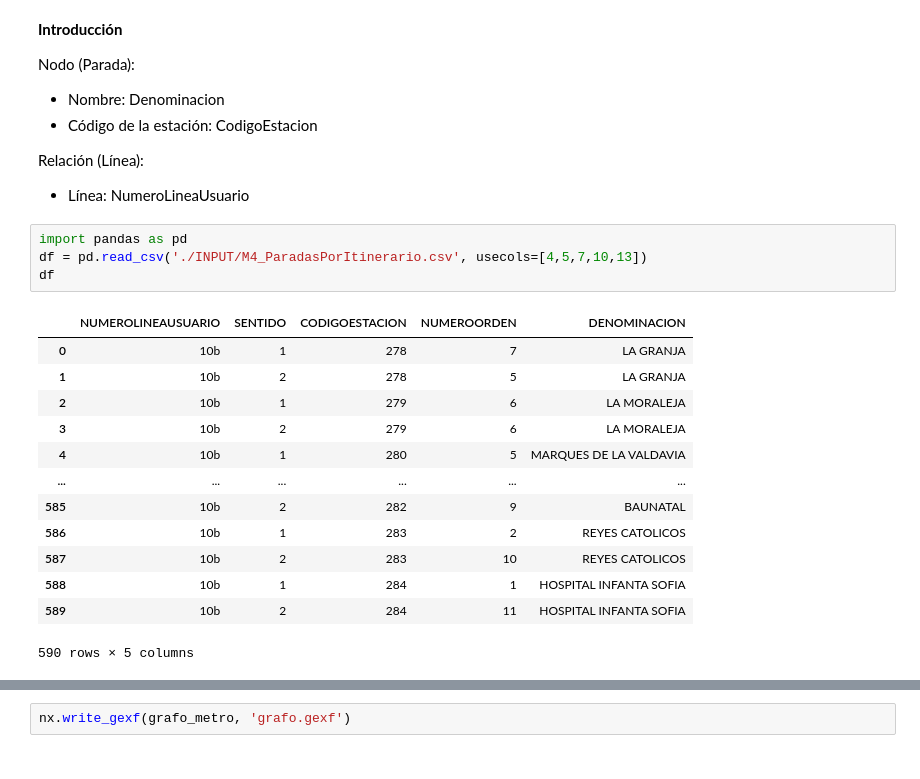
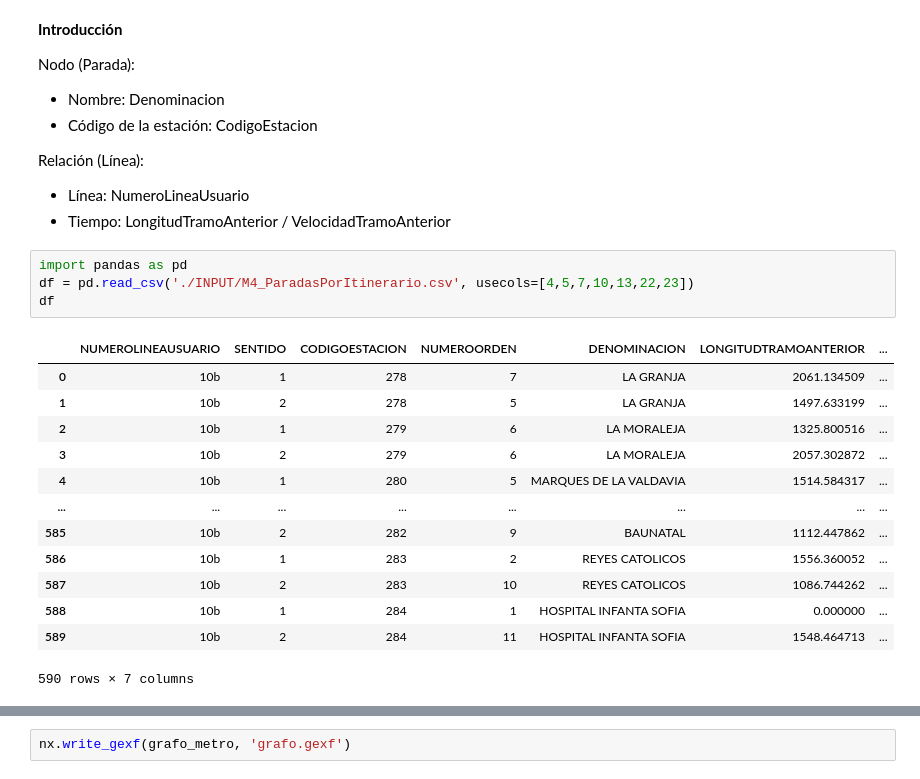
Before and after one commit to mriioos/p3-bain-graphs-analisys, a Jupyter notebook: main.ipynb, the cells around one changed output, grey strips where cells are left out. Cells and saved outputs as stored; diff of their text form.

```diff
--- a/main.ipynb
+++ b/main.ipynb
@@ -7,24 +7,25 @@ Nodo (Parada):
 
 Relación (Línea):
 - Línea: NumeroLineaUsuario
+- Tiempo: LongitudTramoAnterior / VelocidadTramoAnterior
 # %%
 import pandas as pd
-df = pd.read_csv('./INPUT/M4_ParadasPorItinerario.csv', usecols=[4,5,7,10,13])
+df = pd.read_csv('./INPUT/M4_ParadasPorItinerario.csv', usecols=[4,5,7,10,13,22,23])
 df
 # %% [output]
-|  | NUMEROLINEAUSUARIO | SENTIDO | CODIGOESTACION | NUMEROORDEN | DENOMINACION |
-| 0 | 10b | 1 | 278 | 7 | LA GRANJA |
-| 1 | 10b | 2 | 278 | 5 | LA GRANJA |
-| 2 | 10b | 1 | 279 | 6 | LA MORALEJA |
-| 3 | 10b | 2 | 279 | 6 | LA MORALEJA |
-| 4 | 10b | 1 | 280 | 5 | MARQUES DE LA VALDAVIA |
-| ... | ... | ... | ... | ... | ... |
-| 585 | 10b | 2 | 282 | 9 | BAUNATAL |
-| 586 | 10b | 1 | 283 | 2 | REYES CATOLICOS |
-| 587 | 10b | 2 | 283 | 10 | REYES CATOLICOS |
-| 588 | 10b | 1 | 284 | 1 | HOSPITAL INFANTA SOFIA |
-| 589 | 10b | 2 | 284 | 11 | HOSPITAL INFANTA SOFIA |
+|  | NUMEROLINEAUSUARIO | SENTIDO | CODIGOESTACION | NUMEROORDEN | DENOMINACION | LONGITUDTRAMOANTERIOR | ... |
+| 0 | 10b | 1 | 278 | 7 | LA GRANJA | 2061.134509 | ... |
+| 1 | 10b | 2 | 278 | 5 | LA GRANJA | 1497.633199 | ... |
+| 2 | 10b | 1 | 279 | 6 | LA MORALEJA | 1325.800516 | ... |
+| 3 | 10b | 2 | 279 | 6 | LA MORALEJA | 2057.302872 | ... |
+| 4 | 10b | 1 | 280 | 5 | MARQUES DE LA VALDAVIA | 1514.584317 | ... |
+| ... | ... | ... | ... | ... | ... | ... | ... |
+| 585 | 10b | 2 | 282 | 9 | BAUNATAL | 1112.447862 | ... |
+| 586 | 10b | 1 | 283 | 2 | REYES CATOLICOS | 1556.360052 | ... |
+| 587 | 10b | 2 | 283 | 10 | REYES CATOLICOS | 1086.744262 | ... |
+| 588 | 10b | 1 | 284 | 1 | HOSPITAL INFANTA SOFIA | 0.000000 | ... |
+| 589 | 10b | 2 | 284 | 11 | HOSPITAL INFANTA SOFIA | 1548.464713 | ... |
-590 rows × 5 columns
+590 rows × 7 columns
 # %%
 df_filtrado = df[df['SENTIDO'] == 1]
 df_limpio = df_filtrado.drop_duplicates(subset=['CODIGOESTACION', 'NUMEROLINEAUSUARIO'], keep='first', inplace=False)
```
Also changed, not shown: parts of 7 cells of this notebook, 2 other files.
